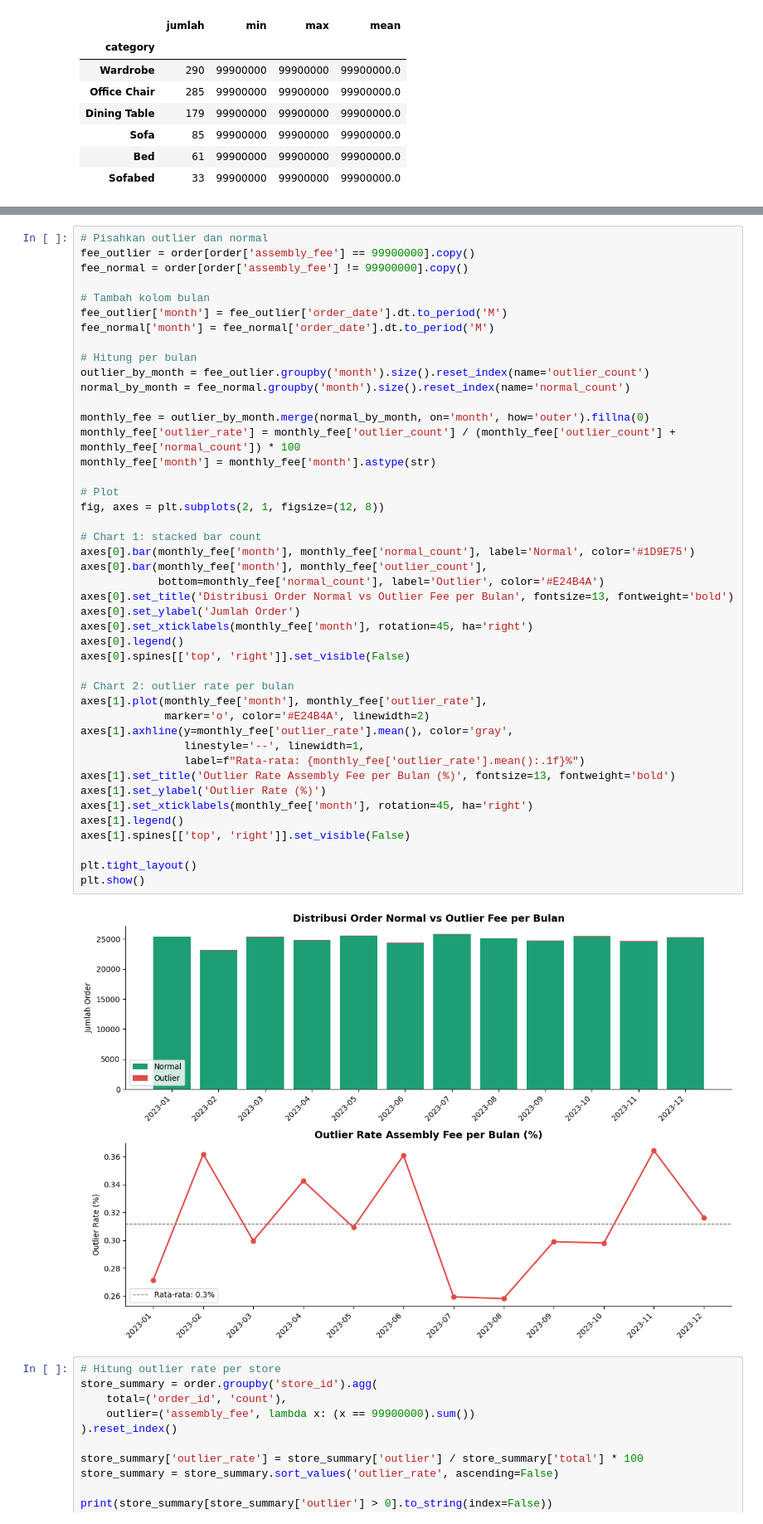
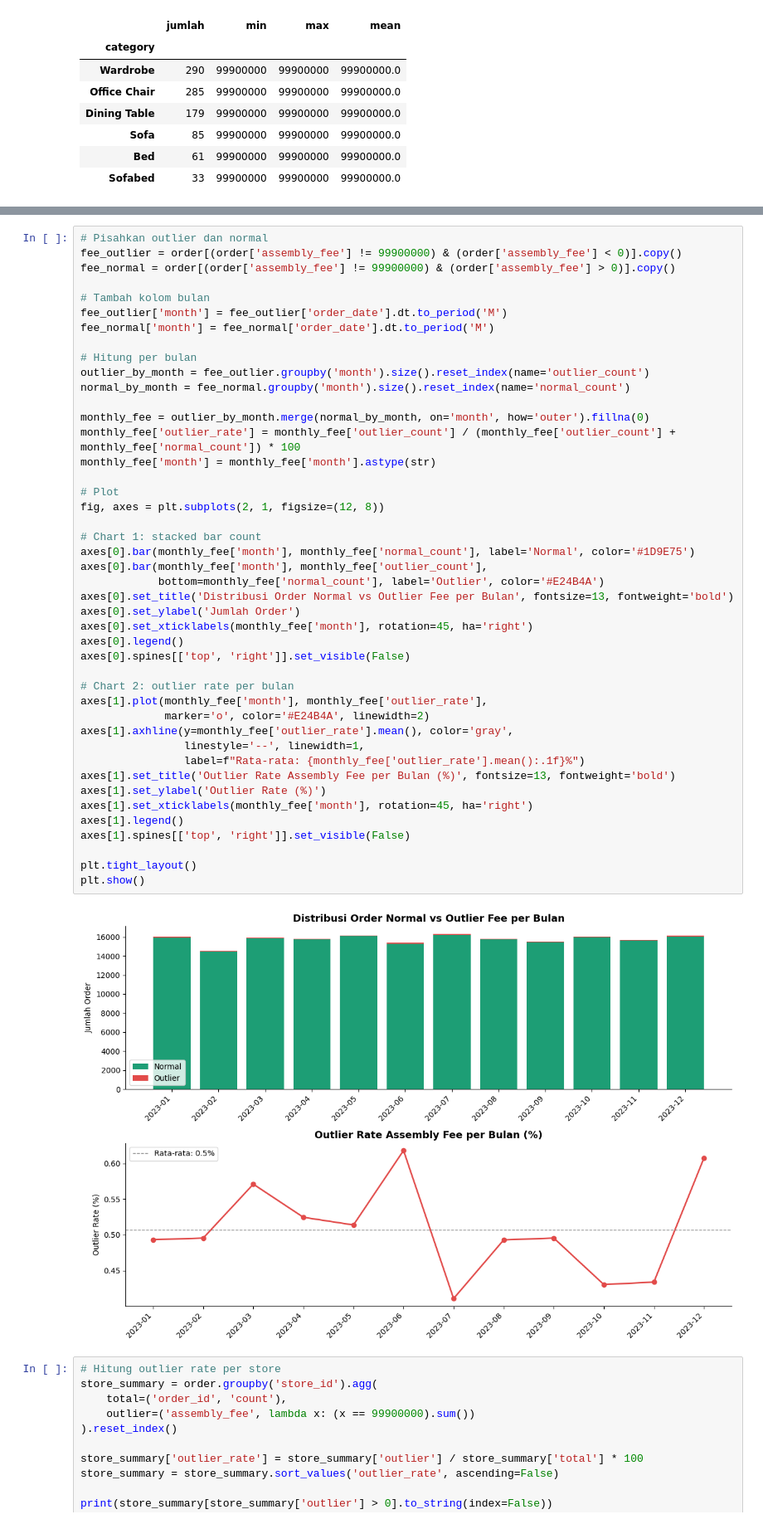
Before and after one commit to YudhaSusilo/dekoruma-business-analysis, a Jupyter notebook: notebooks/Dekoruma.ipynb, the cells around one changed output, grey strips where cells are left out. Shown at 83% size. Drawn from its saved outputs; the diff is of its cells as text.

```diff
--- a/notebooks/Dekoruma.ipynb
+++ b/notebooks/Dekoruma.ipynb
@@ -791,8 +795,8 @@ max       Rp 250,000
 Name: assembly_fee, dtype: object
 # %%
 # Pisahkan outlier dan normal
-fee_outlier = order[order['assembly_fee'] == 99900000].copy()
-fee_normal = order[order['assembly_fee'] != 99900000].copy()
+fee_outlier = order[(order['assembly_fee'] != 99900000) & (order['assembly_fee'] < 0)].copy()
+fee_normal = order[(order['assembly_fee'] != 99900000) & (order['assembly_fee'] > 0)].copy()
 
 # Tambah kolom bulan
 fee_outlier['month'] = fee_outlier['order_date'].dt.to_period('M')
@@ -807,34 +811,34 @@ monthly_fee['outlier_rate'] = monthly_fee['outlier_count'] / (monthly_fee['outli
 monthly_fee['month'] = monthly_fee['month'].astype(str)
 
 # Plot
 fig, axes = plt.subplots(2, 1, figsize=(12, 8))
 
 # Chart 1: stacked bar count
 axes[0].bar(monthly_fee['month'], monthly_fee['normal_count'], label='Normal', color='#1D9E75')
 axes[0].bar(monthly_fee['month'], monthly_fee['outlier_count'],
             bottom=monthly_fee['normal_count'], label='Outlier', color='#E24B4A')
 axes[0].set_title('Distribusi Order Normal vs Outlier Fee per Bulan', fontsize=13, fontweight='bold')
 axes[0].set_ylabel('Jumlah Order')
 axes[0].set_xticklabels(monthly_fee['month'], rotation=45, ha='right')
 axes[0].legend()
 axes[0].spines[['top', 'right']].set_visible(False)
 
 # Chart 2: outlier rate per bulan
 axes[1].plot(monthly_fee['month'], monthly_fee['outlier_rate'],
              marker='o', color='#E24B4A', linewidth=2)
 axes[1].axhline(y=monthly_fee['outlier_rate'].mean(), color='gray',
                 linestyle='--', linewidth=1,
                 label=f"Rata-rata: {monthly_fee['outlier_rate'].mean():.1f}%")
 axes[1].set_title('Outlier Rate Assembly Fee per Bulan (%)', fontsize=13, fontweight='bold')
 axes[1].set_ylabel('Outlier Rate (%)')
 axes[1].set_xticklabels(monthly_fee['month'], rotation=45, ha='right')
 axes[1].legend()
 axes[1].spines[['top', 'right']].set_visible(False)
 
 plt.tight_layout()
 plt.show()
 # %% [output]
-[figure, old version]
+[figure, new version]
 # %%
 # Hitung outlier rate per store
 store_summary = order.groupby('store_id').agg(
```
Also changed, not shown: parts of 38 cells of this notebook.
